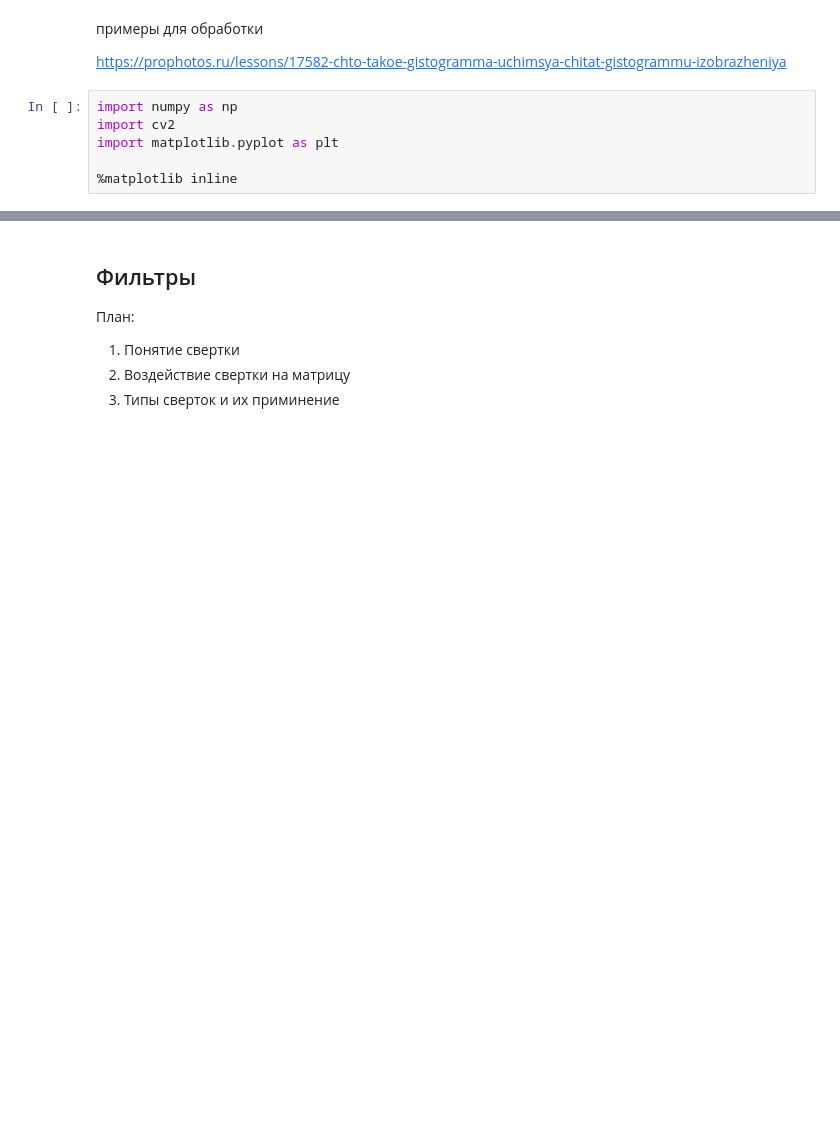
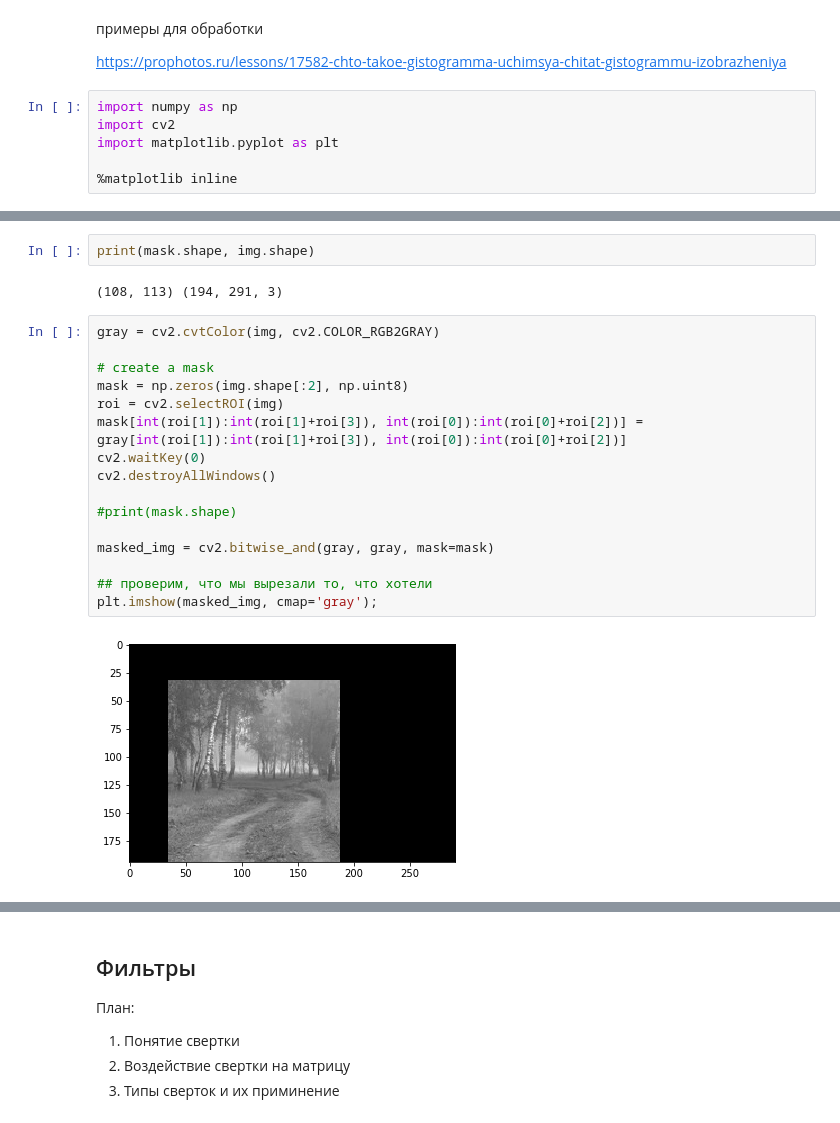
Before and after one commit to Keleas/CV_WOS, a Jupyter notebook: CV_ЗОШ/Lecture_2.ipynb, the cells around one changed output, grey strips where cells are left out. Drawn from its saved outputs; the diff is of its cells as text; blank space fills up the shorter version.

```diff
--- a/CV_ЗОШ/Lecture_2.ipynb
+++ b/CV_ЗОШ/Lecture_2.ipynb
@@ -172,0 +91,22 @@ plt.xlim([0,256])
+# %%
+print(mask.shape, img.shape)
+# %% [output]
+(108, 113) (194, 291, 3)
+# %%
+gray = cv2.cvtColor(img, cv2.COLOR_RGB2GRAY)
+
+# create a mask
+mask = np.zeros(img.shape[:2], np.uint8)
+roi = cv2.selectROI(img)
+mask[int(roi[1]):int(roi[1]+roi[3]), int(roi[0]):int(roi[0]+roi[2])] = gray[int(roi[1]):int(roi[1]+roi[3]), int(roi[0]):int(roi[0]+roi[2])]
+cv2.waitKey(0)
+cv2.destroyAllWindows()
+
+#print(mask.shape)
+
+masked_img = cv2.bitwise_and(gray, gray, mask=mask)
+
+## проверим, что мы вырезали то, что хотели
+plt.imshow(masked_img, cmap='gray');
+# %% [output]
+[figure, added]
```
Also changed, not shown: parts of 46 cells of this notebook.
